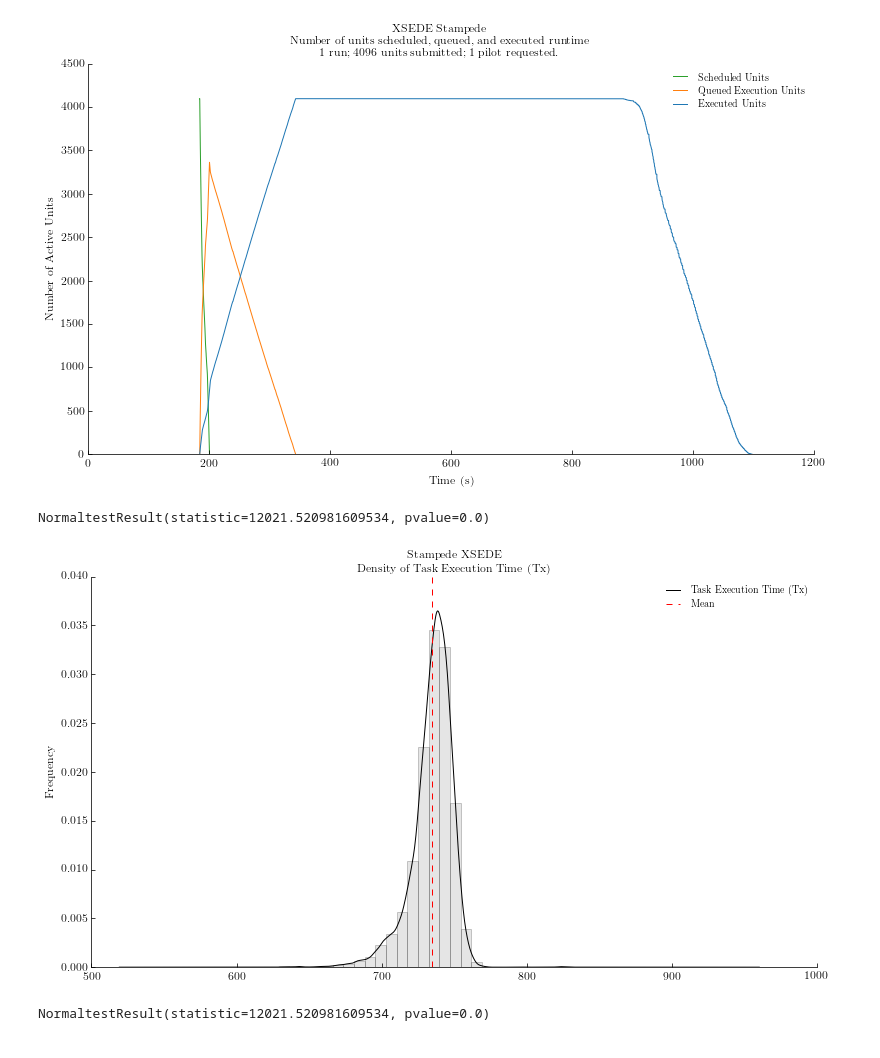
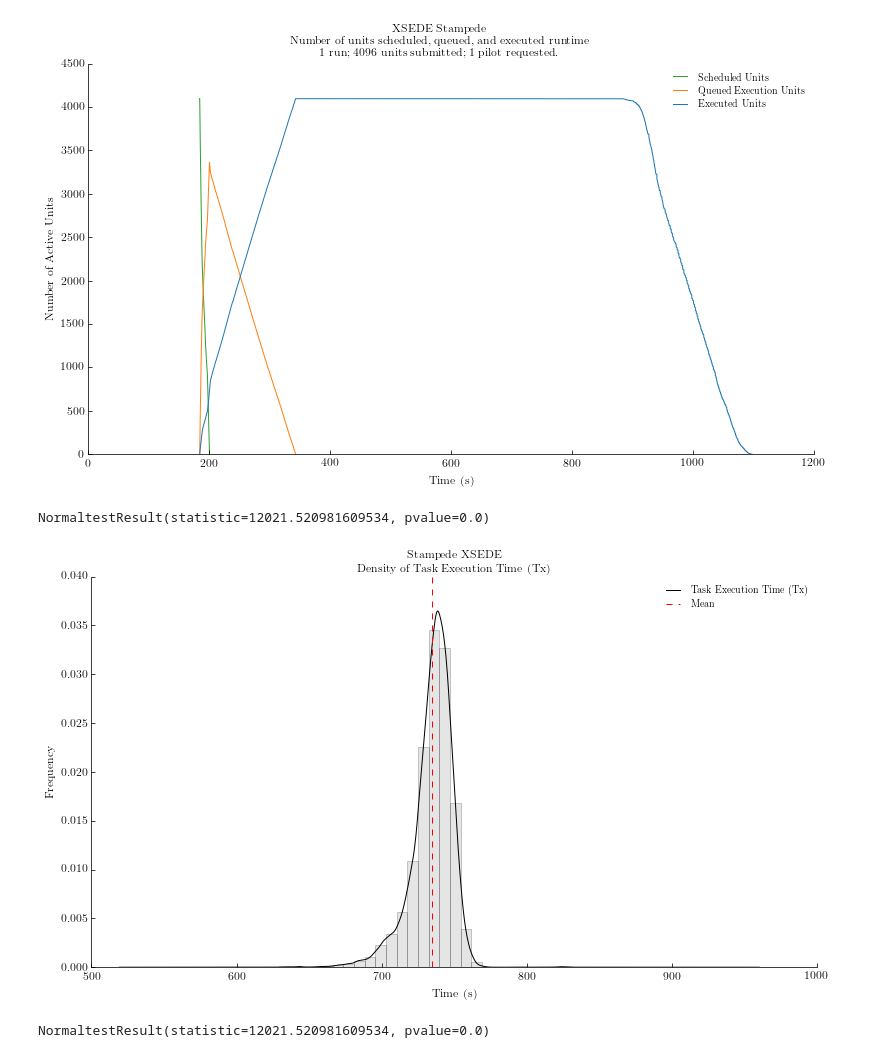
Before and after one commit to radical-experiments/rp-paper, a Jupyter notebook: analysis/rp_paper_experiments.ipynb, the cells around one changed output. Cells and saved outputs as stored; diff of their text form; code cells hidden in the pictures.

Commit message:
Clean up and figures

```diff
--- a/analysis/rp_paper_experiments.ipynb
+++ b/analysis/rp_paper_experiments.ipynb
@@ -421,27 +421,28 @@ plt.savefig('figures/stampede_agent_state_concurrency_4096.pdf', dpi=600, bbox_i
 # %%
 fig, ax = fig_setup()
 title='Stampede XSEDE\nDensity of Task Execution Time (Tx)'
 
 # KDE execution time
 display(sps.normaltest(units['U_AGENT_EXECUTING'].dropna().tolist()))
 units[['U_AGENT_EXECUTING']].dropna().reset_index(drop=True).plot.density(ax=ax, color='black', title=title)
 
 # Normed Histogram
 units[['U_AGENT_EXECUTING']].dropna().reset_index(drop=True).plot.hist(
                 ax=ax,
                 color='gray',
                 bins=30,
                 alpha = 0.20,
                 normed=True)
 
 plt.axvline(units['U_AGENT_EXECUTING'].dropna().mean(), color='r', linestyle='dashed', linewidth=1)
 
+plt.xlabel('Time (s)')
 ax.legend(labels=['Task Execution Time (Tx)', 'Mean'])
 
 plt.savefig('figures/stampede_tx_frequency.pdf', dpi=600, bbox_inches='tight')
 # %% [output]
 NormaltestResult(statistic=12021.520981609534, pvalue=0.0)
-[figure, old version]
+[figure, new version]
 # %%
 fig, ax = fig_setup()
 title='Stampede XSEDE\nDensity of number of FLOPS for all the Synapse profiles of the AMBER workload'
```
Also changed, not shown: 4 other files.
